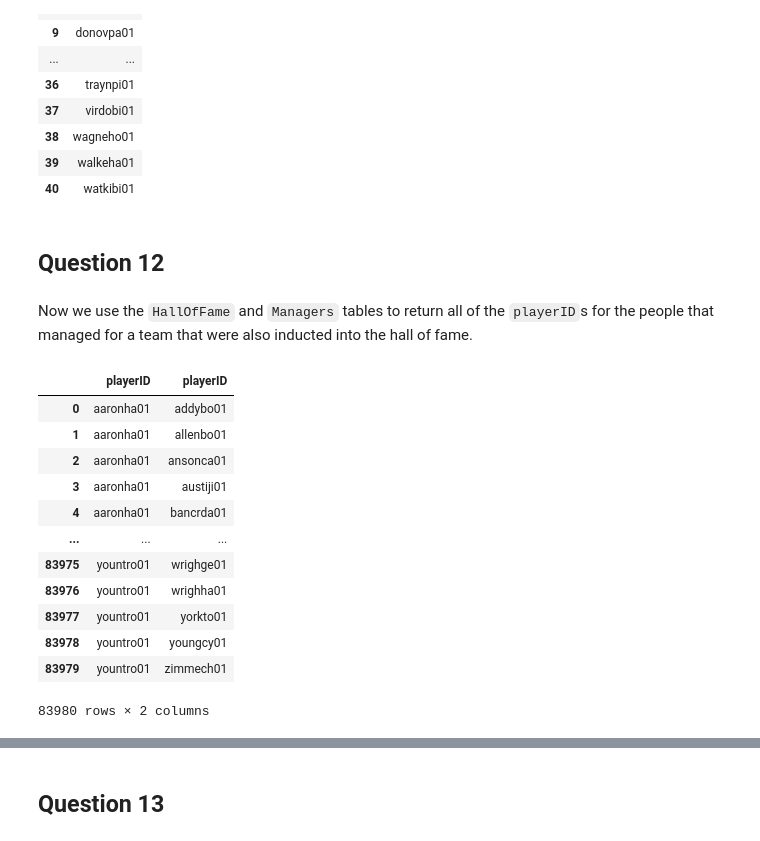
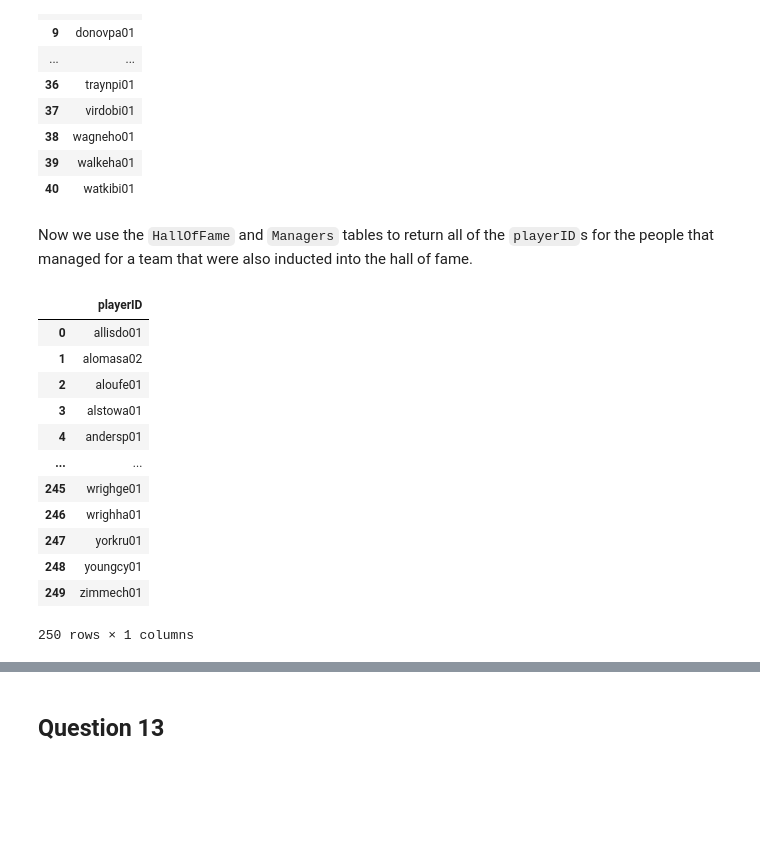
Before and after one commit to solivagvs/stat554hw05, a Jupyter notebook: sandorHW05.ipynb, the cells around one changed output, grey strips where cells are left out. Cells and saved outputs as stored; diff of their text form; code cells hidden in the pictures; blank space fills up the shorter version.

```diff
--- a/sandorHW05.ipynb
+++ b/sandorHW05.ipynb
@@ -268,34 +268,30 @@ piratesManagers
 | 38 | wagneho01 |
 | 39 | walkeha01 |
 | 40 | watkibi01 |
-# %% [markdown]
-## Question 12
 # %% [markdown]
 Now we use the `HallOfFame` and `Managers` tables to return all of the `playerID`s for the people that managed for a team that were also inducted into the hall of fame.
 # %%
-q12query = '''
-        SELECT DISTINCT HallOfFame.playerID, Managers.playerID
-        FROM "HallOfFame", "Managers"
-        WHERE inducted = "Y" AND plyrMgr = "Y"
-        '''
-
-#execute the SQL query on the database!
-cursor.execute(q12query)
+q12query1 = """
+  SELECT DISTINCT hall.playerID
+  FROM "HallOfFame" AS hall
+  INNER JOIN Managers AS man
+  ON hall.playerID = man.playerID
+  """
 
 # read the table in as a dataframe and view it
-hallOfFameManagers = pd.read_sql(q12query, con)
+hallOfFameManagers = pd.read_sql(q12query1, con)
 hallOfFameManagers
 # %% [output]
-|  | playerID | playerID |
-| 0 | aaronha01 | addybo01 |
-| 1 | aaronha01 | allenbo01 |
-| 2 | aaronha01 | ansonca01 |
-| 3 | aaronha01 | austiji01 |
-| 4 | aaronha01 | bancrda01 |
-| ... | ... | ... |
-| 83975 | yountro01 | wrighge01 |
-| 83976 | yountro01 | wrighha01 |
-| 83977 | yountro01 | yorkto01 |
-| 83978 | yountro01 | youngcy01 |
-| 83979 | yountro01 | zimmech01 |
+|  | playerID |
+| 0 | allisdo01 |
+| 1 | alomasa02 |
+| 2 | aloufe01 |
+| 3 | alstowa01 |
+| 4 | andersp01 |
+| ... | ... |
+| 245 | wrighge01 |
+| 246 | wrighha01 |
+| 247 | yorkru01 |
+| 248 | youngcy01 |
+| 249 | zimmech01 |
-83980 rows × 2 columns
+250 rows × 1 columns
```
Also changed, not shown: parts of 13 cells of this notebook.
